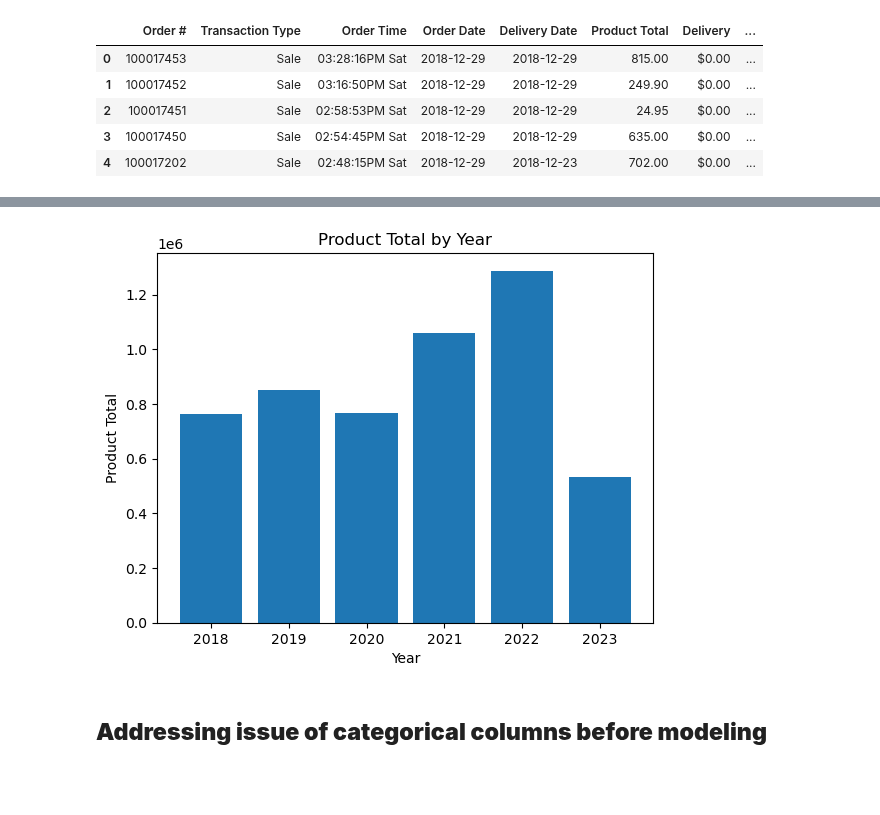
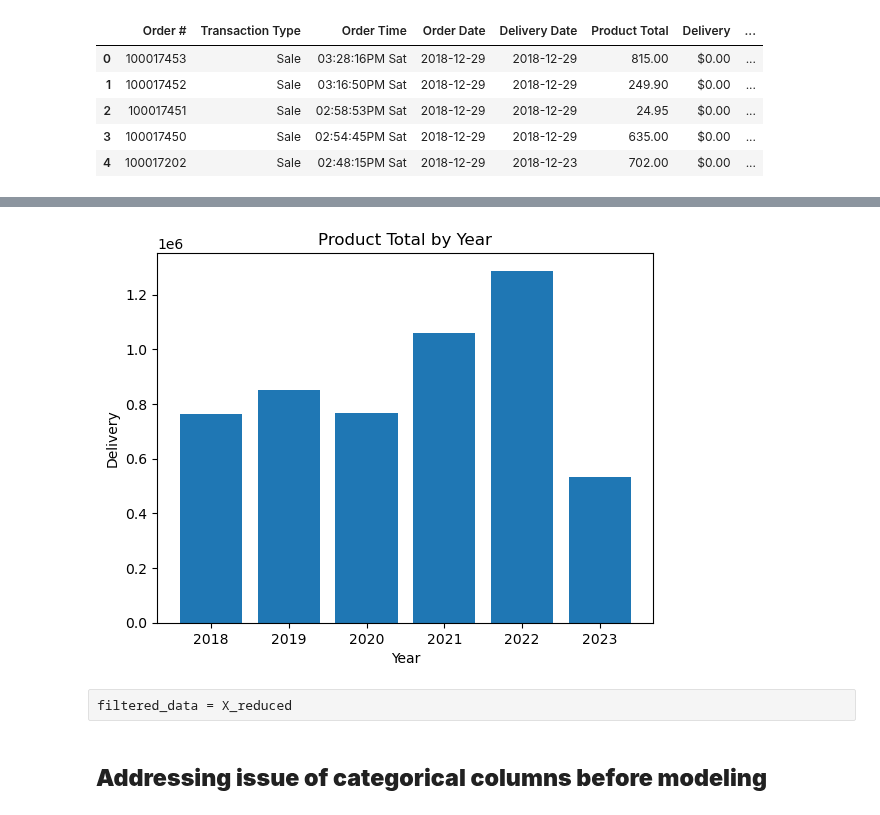
Before and after one commit to JoeBwonKenobi/Floral_Sales_Project, a Jupyter notebook: Predictive Modeling.ipynb, the cells around one changed output, grey strips where cells are left out. Drawn from its saved outputs; the diff is of its cells as text; code cells hidden in the pictures; blank space fills up the shorter version.

```diff
--- a/Predictive Modeling.ipynb
+++ b/Predictive Modeling.ipynb
@@ -76,16 +80,16 @@ product_total_by_year = filtered_data.groupby('Year')['Product Total'].sum().res
 # %%
 # Create barplot
 plt.bar(product_total_by_year['Year'], product_total_by_year['Product Total'])
 
 # Set plot labels and title
 plt.xlabel('Year')
-plt.ylabel('Product Total')
+plt.ylabel('Delivery')
 plt.title('Product Total by Year')
 
 # Show the plot
 plt.show()
 # %% [output]
-[figure, old version]
+[figure, new version]
 # %%
 def replace_nan(fd):
     # Find categorical and numerical columns
@@ -121,3 +129,5 @@ def remove_adjustment_refund_rows(data):
 # Example usage:
 filtered_data = remove_adjustment_refund_rows(transformed_data)
 fd = filtered_data
+# %% [raw]
+filtered_data = X_reduced
```
Also changed, not shown: parts of 11 cells of this notebook.
